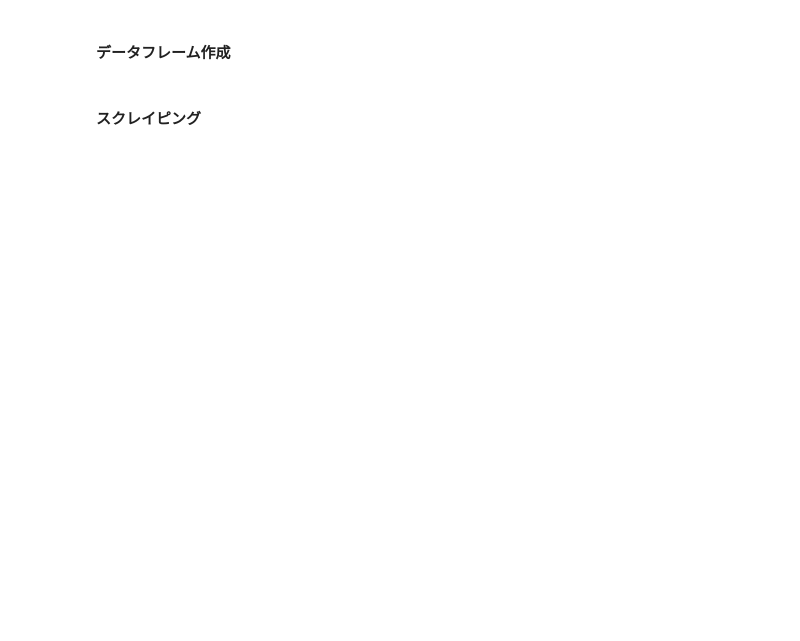
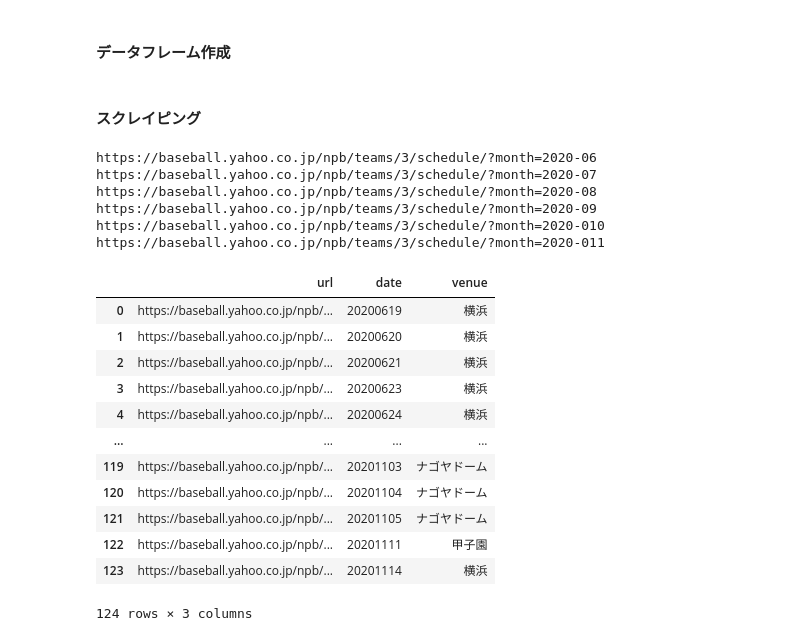
Before and after one commit to remihp/baseball-data, a Jupyter notebook: baseball_scraping.ipynb, the cells around one changed output. Cells and saved outputs as stored; diff of their text form; code cells hidden in the pictures; blank space fills up the shorter version.

```diff
--- a/baseball_scraping.ipynb
+++ b/baseball_scraping.ipynb
@@ -15,2 +15,52 @@ ball_distribution = pd.DataFrame(index=[], columns=cols)
 # %% [markdown]
 #### スクレイピング
+# %%
+# index : 1回裏：0120100,0120200,...2回裏：0220100,0220200,...
+for i in range(6,12):
+    url= 'https://baseball.yahoo.co.jp/npb/teams/3/schedule/?month=2020-0{}'.format(i)
+    print(url)
+    index = re.search(r'index=\d+', url)
+    res = requests.get(url)
+
+    try:
+        res.raise_for_status()
+    except requests.exceptions.RequestException:
+        print('Not Found Error in {}'.format(index.group())) #Not Foundエラーが出たらその回は終わったとみなす
+        #break
+
+    soup = bs4.BeautifulSoup(res.text, "html.parser")
+    elems = soup.select('.bb-calendarTable__status')
+    elems2 = soup.select('.bb-calendarTable__venue')
+
+    #print(elems)
+    for elem,elem2 in zip(elems,elems2):
+        url = elem.get('href')
+        date = url[38:46]
+        venue = elem2.text
+        #print(venue)
+        game_yokohama.loc[len(game_yokohama)] = [url,date,venue]
+    time.sleep(1)
+# %% [output]
+https://baseball.yahoo.co.jp/npb/teams/3/schedule/?month=2020-06
+https://baseball.yahoo.co.jp/npb/teams/3/schedule/?month=2020-07
+https://baseball.yahoo.co.jp/npb/teams/3/schedule/?month=2020-08
+https://baseball.yahoo.co.jp/npb/teams/3/schedule/?month=2020-09
+https://baseball.yahoo.co.jp/npb/teams/3/schedule/?month=2020-010
+https://baseball.yahoo.co.jp/npb/teams/3/schedule/?month=2020-011
+# %%
+# 中止も含むため少し多い
+game_yokohama
+# %% [output]
+|  | url | date | venue |
+| 0 | https://baseball.yahoo.co.jp/npb/... | 20200619 | 横浜 |
+| 1 | https://baseball.yahoo.co.jp/npb/... | 20200620 | 横浜 |
+| 2 | https://baseball.yahoo.co.jp/npb/... | 20200621 | 横浜 |
+| 3 | https://baseball.yahoo.co.jp/npb/... | 20200623 | 横浜 |
+| 4 | https://baseball.yahoo.co.jp/npb/... | 20200624 | 横浜 |
+| ... | ... | ... | ... |
+| 119 | https://baseball.yahoo.co.jp/npb/... | 20201103 | ナゴヤドーム |
+| 120 | https://baseball.yahoo.co.jp/npb/... | 20201104 | ナゴヤドーム |
+| 121 | https://baseball.yahoo.co.jp/npb/... | 20201105 | ナゴヤドーム |
+| 122 | https://baseball.yahoo.co.jp/npb/... | 20201111 | 甲子園 |
+| 123 | https://baseball.yahoo.co.jp/npb/... | 20201114 | 横浜 |
+124 rows × 3 columns
```
Also changed, not shown: parts of 24 cells of this notebook, 2 other files.
